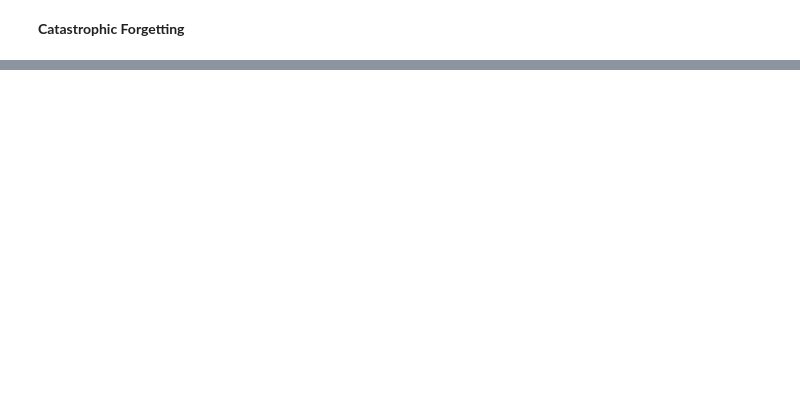
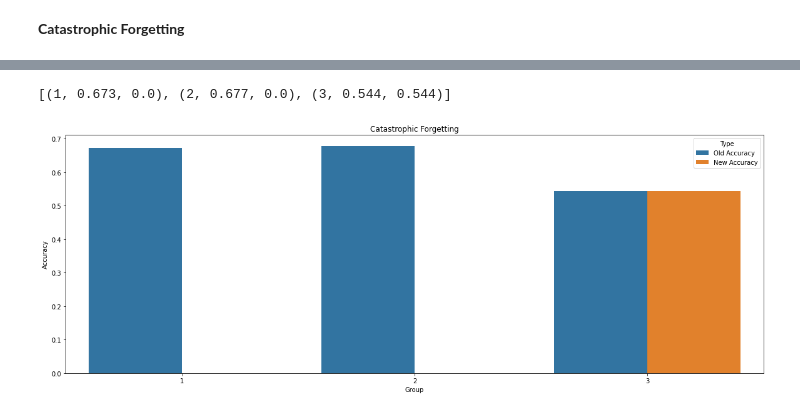
Before and after one commit to danielegenta/Progetto-MLDL, a Jupyter notebook: FUNZIONANTE.ipynb, the cells around one changed output, grey strips where cells are left out. Cells and saved outputs as stored; diff of their text form; code cells hidden in the pictures; blank space fills up the shorter version.

Commit message:
Bug fix and Catastrophic Forgetting implementation

```diff
--- a/FUNZIONANTE.ipynb
+++ b/FUNZIONANTE.ipynb
@@ -40,7 +44,7 @@ NUM_CLASSES = 100
 BATCH_SIZE = 128     # Higher batch sizes allows for larger learning rates. An empirical heuristic suggests that, when changing
                      # the batch size, learning rate should change by the same factor to have comparable results
 
-LR = 0.05           # The initial Learning Rate
+LR = 0.01           # The initial Learning Rate
 MOMENTUM = 0.9       # Hyperparameter for SGD, keep this at 0.9 when using SGD
 WEIGHT_DECAY = 5e-5  # Regularization, you can keep this at the default
 
@@ -149,3 +181,7 @@ outputs_labels_mapping = build_reverse_index()
+# %%
+train_splits = train_dataset.split_in_train_val_groups(ratio=0.99, seed=30)
+outputs_labels_mapping = build_reverse_index(train_dataset, train_splits)
+test_splits = build_test_splits(test_dataset, outputs_labels_mapping)
 # %% [markdown]
 **Prepare dataloaders**
 # %%
@@ -402,33 +449,38 @@ Training finished in 89.22502279281616 seconds
 def sequentialLearning(train_subsets, val_subsets, test_subsets):
     net, criterion, optimizer, scheduler = getResNet34(100)
     groups_accuracies=[]
-
+    i=0
     for train_subset, val_subset, test_subset in zip(train_subsets, val_subsets, test_subsets):
 
       # Train on current group
-      train_loader = DataLoader(train_subset, batch_size=BATCH_SIZE, shuffle=False, num_workers=4, drop_last=False)
-      train(net, train_dataloader, criterion, optimizer, scheduler)
+      train_loader = DataLoader(train_subset, batch_size=BATCH_SIZE, shuffle=True, num_workers=4, drop_last=False)
+      train(net, train_loader, criterion, optimizer, scheduler)
 
       # Validate on current group
-      val_loader = DataLoader(val_subset, batch_size=BATCH_SIZE, shuffle=False, num_workers=4, drop_last=False)
+      val_loader = DataLoader(val_subset, batch_size=BATCH_SIZE, shuffle=True, num_workers=4, drop_last=False)
       acc, loss = validate(net, val_loader, criterion)
       print("EVALUATION: ",acc, loss)
 
       # Testo on current group
-      test_loader = DataLoader(test_subset, batch_size=BATCH_SIZE, shuffle=False, num_workers=4, drop_last=False)
+      test_loader = DataLoader(test_subset, batch_size=BATCH_SIZE, shuffle=True, num_workers=4, drop_last=False)
       acc = test(net, test_loader)
       groups_accuracies.append(acc)
       print("TEST: ",acc)
-
+      if i==2:
+        break
+      i+=1
     return net, groups_accuracies
 
 def printAccuracyDifference(net, old_accuracies):
     dif_accuracies=[]
     id_group=0
     for test_subset in test_subsets:
-        test_loader = DataLoader(test_subset, batch_size=BATCH_SIZE, shuffle=False, num_workers=4, drop_last=False)
+        test_loader = DataLoader(test_subset, batch_size=BATCH_SIZE, shuffle=True, num_workers=4, drop_last=False)
         acc = test(net, test_loader)
         dif_accuracies.append((id_group+1,old_accuracies[id_group],acc))
+        if id_group==2:
+          break
+        id_group+=1
     return dif_accuracies
 # %%
 net, old_accuracies=sequentialLearning(train_subsets, val_subsets, test_subsets)
@@ -454,0 +506,18 @@ KeyboardInterrupt: ignored
+# %%
+dif_accuracies=printAccuracyDifference(net,old_accuracies)
+dif_accuracies
+# %% [output]
+[(1, 0.673, 0.0), (2, 0.677, 0.0), (3, 0.544, 0.544)]
+# %%
+data_plot=[]
+for row in dif_accuracies:
+    data_plot.append((row[0],"Old Accuracy",row[1]))
+    data_plot.append((row[0],"New Accuracy",row[2]))
+
+plt.figure(figsize=(20,7))
+accuracyDF=pd.DataFrame(data_plot, columns = ['Group','Type','Accuracy'])
+ax = sns.barplot(x="Group", y="Accuracy",hue="Type",data=accuracyDF)
+plt.title("Catastrophic Forgetting")
+plt.show()
+# %% [output]
+[figure, added]
```
Also changed, not shown: parts of 10 cells of this notebook.
